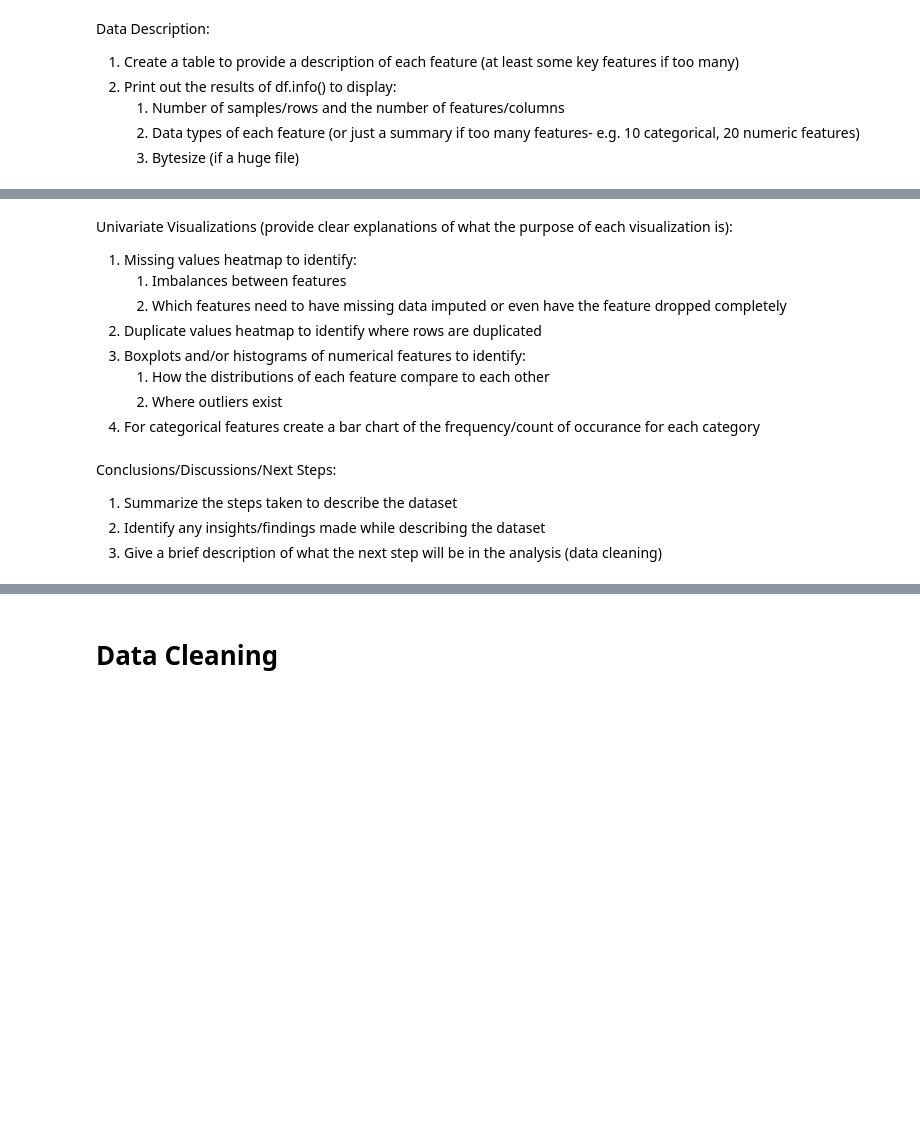
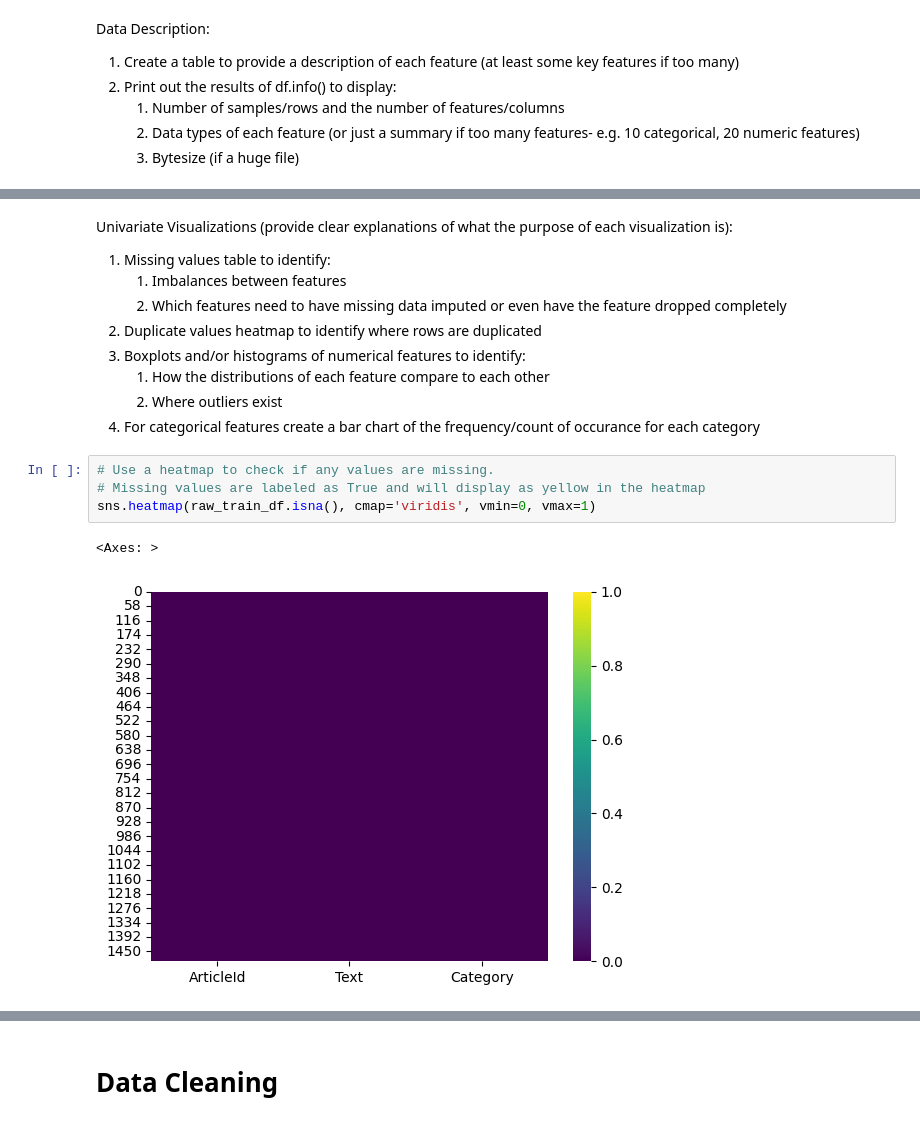
Before and after one commit to ryan-bulger/BBC-News-Classification, a Jupyter notebook: bbc-news-classification.ipynb, the cells around one changed output, grey strips where cells are left out. Saved outputs shown, nothing was run; the diff lists cells and outputs as text; blank space fills up the shorter version.

```diff
--- a/bbc-news-classification.ipynb
+++ b/bbc-news-classification.ipynb
@@ -33,6 +95,6 @@ Data Description:
 # %% [markdown]
 Univariate Visualizations (provide clear explanations of what the purpose of each visualization is):
-1. Missing values heatmap to identify:
+1. Missing values table to identify:
    1. Imbalances between features
    2. Which features need to have missing data imputed or even have the feature dropped completely
 2. Duplicate values heatmap to identify where rows are duplicated
@@ -40,9 +102,10 @@ Univariate Visualizations (provide clear explanations of what the purpose of eac
    1. How the distributions of each feature compare to each other
    2. Where outliers exist
 4. For categorical features create a bar chart of the frequency/count of occurance for each category
-# %% [markdown]
-
-Conclusions/Discussions/Next Steps:
-1. Summarize the steps taken to describe the dataset
-2. Identify any insights/findings made while describing the dataset
-3. Give a brief description of what the next step will be in the analysis (data cleaning)
+# %%
+# Use a heatmap to check if any values are missing.
+# Missing values are labeled as True and will display as yellow in the heatmap
+sns.heatmap(raw_train_df.isna(), cmap='viridis', vmin=0, vmax=1)
+# %% [output]
+<Axes: >
+[figure, added]
```
Also changed, not shown: parts of 49 cells of this notebook, 1 other file.
